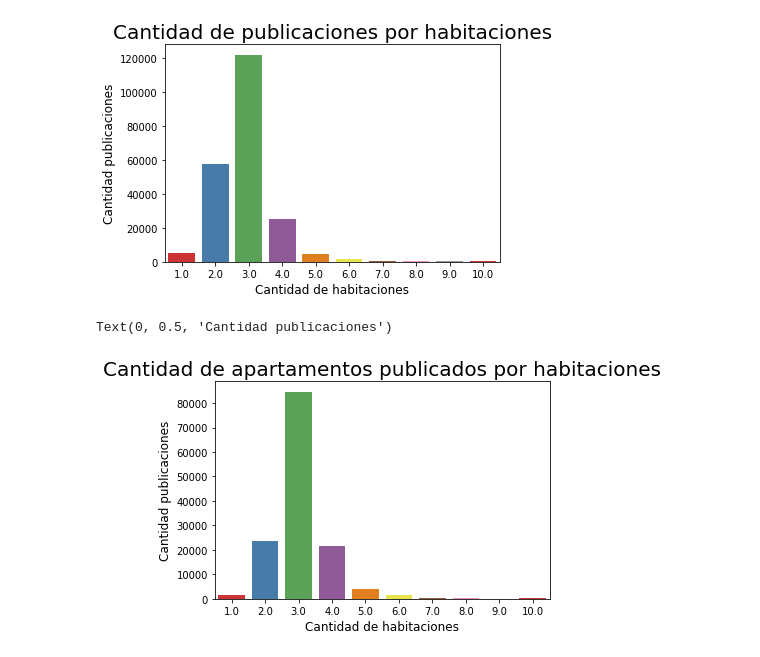
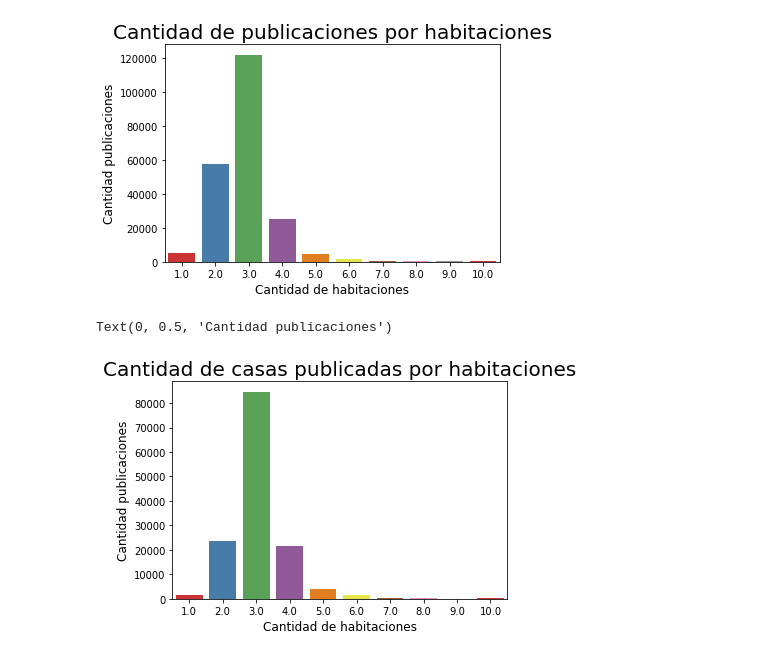
Before and after one commit to gdbien/9558-Organizacion-de-Datos, a Jupyter notebook: TP1/JuanPablo/tp1_jp.ipynb, the cells around one changed output. Drawn from its saved outputs; the diff is of its cells as text; code cells hidden in the pictures.

```diff
--- a/TP1/JuanPablo/tp1_jp.ipynb
+++ b/TP1/JuanPablo/tp1_jp.ipynb
@@ -73,9 +73,9 @@ Text(0, 0.5, 'Cantidad publicaciones')
 # %%
 df_cant_hab_casas = df[df.tipodepropiedad == "Casa"].groupby(df.habitaciones).size()
 grafico_habitaciones_casas = sns.barplot(x=df_cant_hab_casas.index,y=df_cant_hab_casas.values,orient='v',palette="Set1",order = df_cant_hab_casas.index)
-grafico_habitaciones_casas.set_title("Cantidad de apartamentos publicados por habitaciones",fontsize=20)
+grafico_habitaciones_casas.set_title("Cantidad de casas publicadas por habitaciones",fontsize=20)
 grafico_habitaciones_casas.set_xlabel("Cantidad de habitaciones",fontsize=12)
 grafico_habitaciones_casas.set_ylabel("Cantidad publicaciones",fontsize=12)
 # %% [output]
 Text(0, 0.5, 'Cantidad publicaciones')
-[figure, old version]
+[figure, new version]
```
Also changed, not shown: parts of 14 cells of this notebook.
